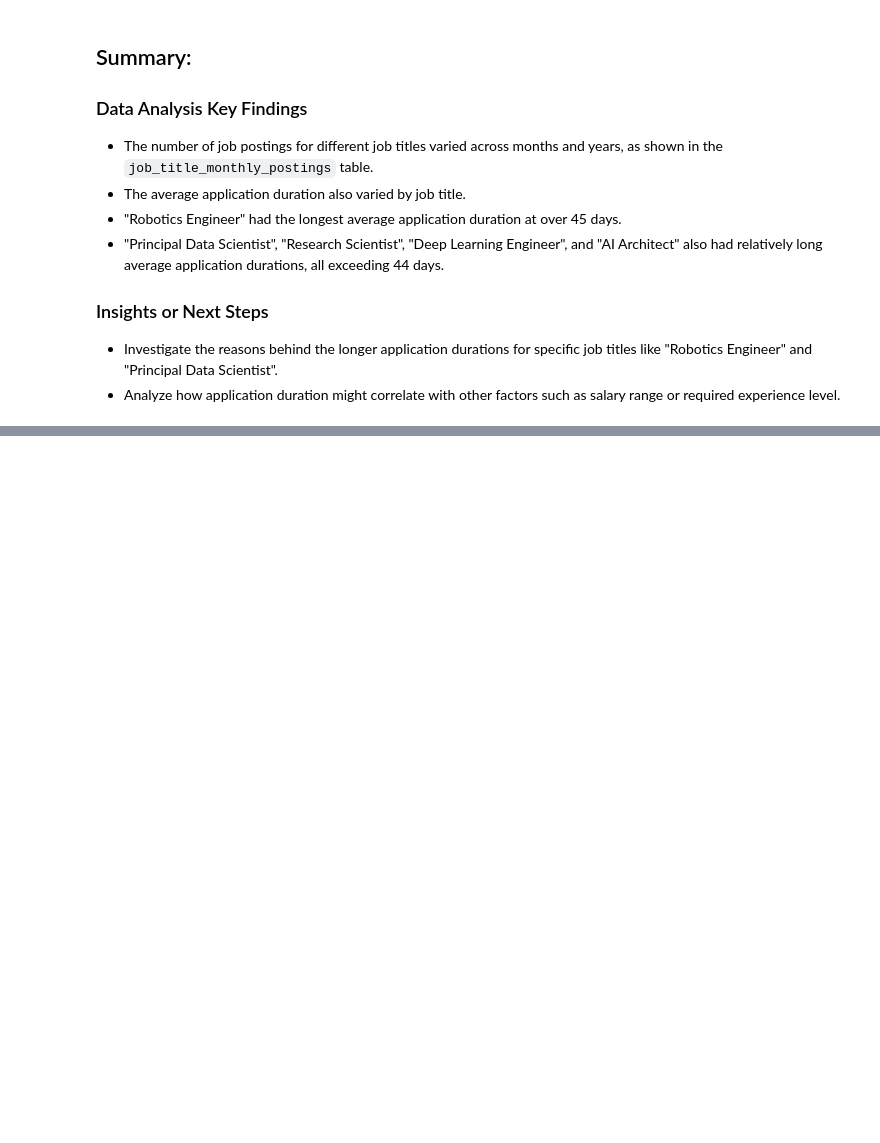
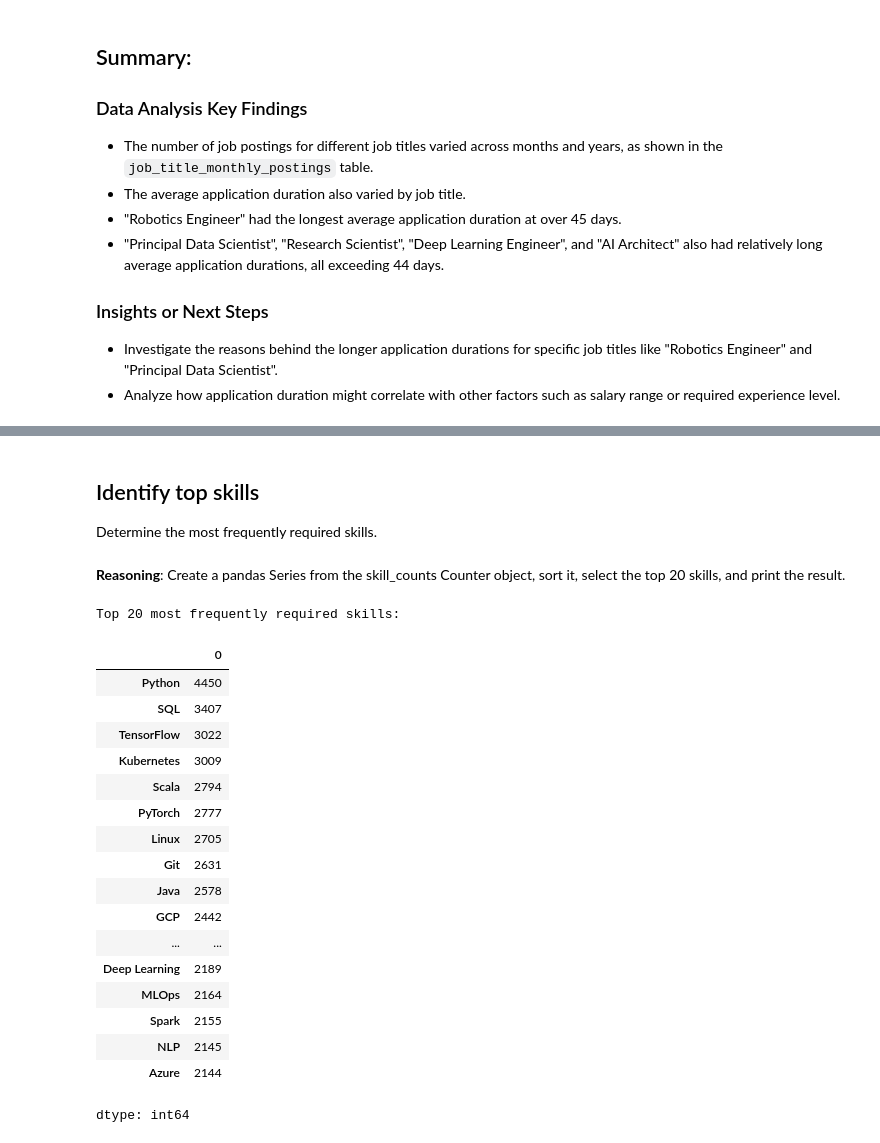
Before and after one commit to stevejj4/Global-AI-Job-Market-Trends-Salary-Insights-2025, a Jupyter notebook: ai_job_project.ipynb, the cells around one changed output, grey strips where cells are left out. Cells and saved outputs as stored; diff of their text form; code cells hidden in the pictures; blank space fills up the shorter version.

```diff
--- a/ai_job_project.ipynb
+++ b/ai_job_project.ipynb
@@ -578,0 +609,10 @@ dtype: timedelta64[ns]
+# %%
+def parse_skills(skills_string):
+    """Parses a string of skills into a list of individual skills."""
+    if pd.isna(skills_string) or not isinstance(skills_string, str):
+        return []
+    # Assuming skills are comma-separated and might have leading/trailing spaces
+    return [skill.strip() for skill in skills_string.split(',') if skill.strip()]
+
+df['required_skills_list'] = df['required_skills'].apply(parse_skills)
+display(df[['required_skills', 'required_skills_list']].head())
@@ -578,0 +634,9 @@ dtype: timedelta64[ns]
+# %%
+from collections import Counter
+
+skill_counts = Counter()
+for skills_list in df['required_skills_list']:
+    skill_counts.update(skills_list)
+
+print("Skill counts:")
+display(skill_counts.most_common())
@@ -578,0 +662,31 @@ dtype: timedelta64[ns]
+# %% [markdown]
+## Identify top skills
+Determine the most frequently required skills.
+# %% [markdown]
+**Reasoning**:
+Create a pandas Series from the skill_counts Counter object, sort it, select the top 20 skills, and print the result.
+# %%
+skill_counts_series = pd.Series(skill_counts)
+top_skills = skill_counts_series.sort_values(ascending=False).head(20)
+print("Top 20 most frequently required skills:")
+display(top_skills)
+# %% [output]
+Top 20 most frequently required skills:
+|  | 0 |
+| Python | 4450 |
+| SQL | 3407 |
+| TensorFlow | 3022 |
+| Kubernetes | 3009 |
+| Scala | 2794 |
+| PyTorch | 2777 |
+| Linux | 2705 |
+| Git | 2631 |
+| Java | 2578 |
+| GCP | 2442 |
+| ... | ... |
+| Deep Learning | 2189 |
+| MLOps | 2164 |
+| Spark | 2155 |
+| NLP | 2145 |
+| Azure | 2144 |
+dtype: int64
```
Also changed, not shown: parts of 14 cells of this notebook.
